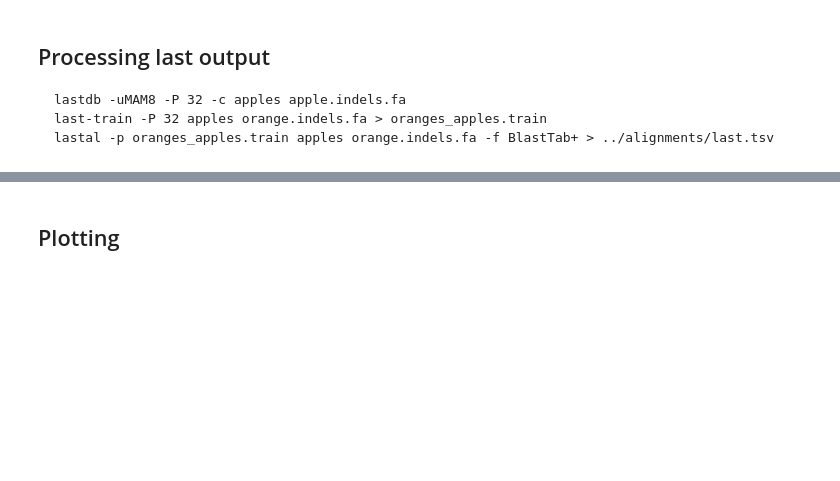
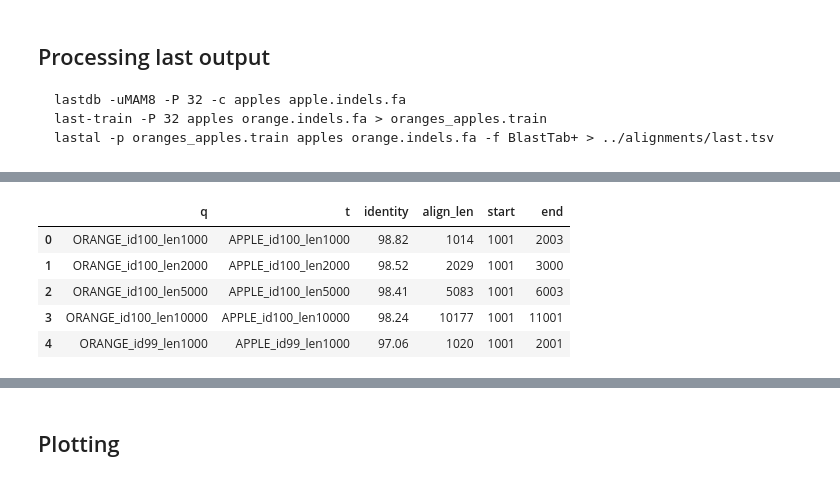
Before and after one commit to nekrut/lz-fg-mm, a Jupyter notebook: ipynb/plotting.ipynb, the cells around one changed output, grey strips where cells are left out. Cells and saved outputs as stored; diff of their text form; code cells hidden in the pictures; blank space fills up the shorter version.

```diff
--- a/ipynb/plotting.ipynb
+++ b/ipynb/plotting.ipynb
@@ -156,2 +250,11 @@ lastal -p oranges_apples.train apples orange.indels.fa -f BlastTab+ > ../alignme
 # %%
-last = pd.read_csv('../scratch/last.tsv',sep='\t',names='q,t,identity,align_len'.split(','))
+last = pd.read_csv('../scratch/last.tsv',sep='\t',names='q,t,identity,align_len,start,end'.split(','))
+# %%
+last.head()
+# %% [output]
+|  | q | t | identity | align_len | start | end |
+| 0 | ORANGE_id100_len1000 | APPLE_id100_len1000 | 98.82 | 1014 | 1001 | 2003 |
+| 1 | ORANGE_id100_len2000 | APPLE_id100_len2000 | 98.52 | 2029 | 1001 | 3000 |
+| 2 | ORANGE_id100_len5000 | APPLE_id100_len5000 | 98.41 | 5083 | 1001 | 6003 |
+| 3 | ORANGE_id100_len10000 | APPLE_id100_len10000 | 98.24 | 10177 | 1001 | 11001 |
+| 4 | ORANGE_id99_len1000 | APPLE_id99_len1000 | 97.06 | 1020 | 1001 | 2001 |
```
Also changed, not shown: parts of 61 cells of this notebook, 2 other files.
